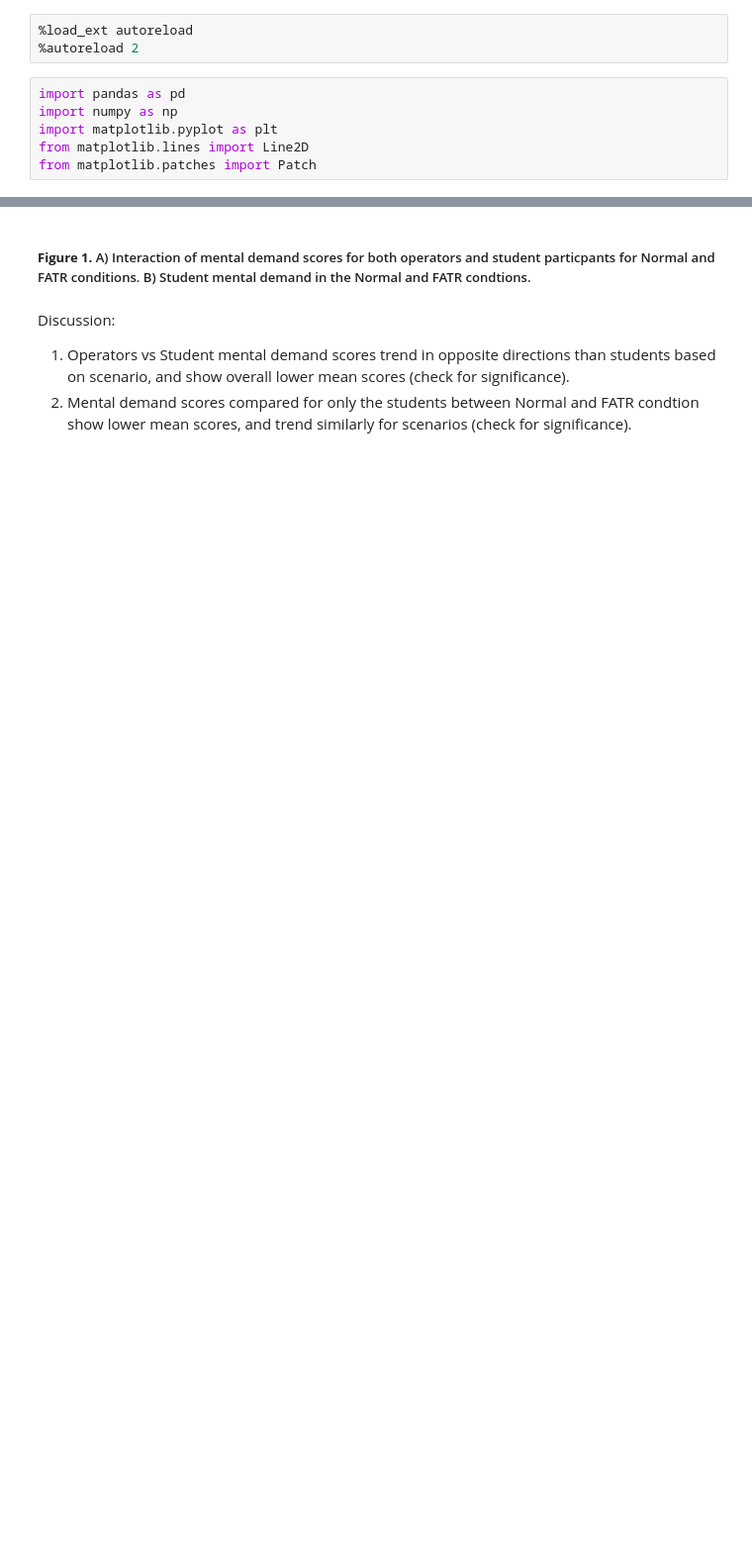
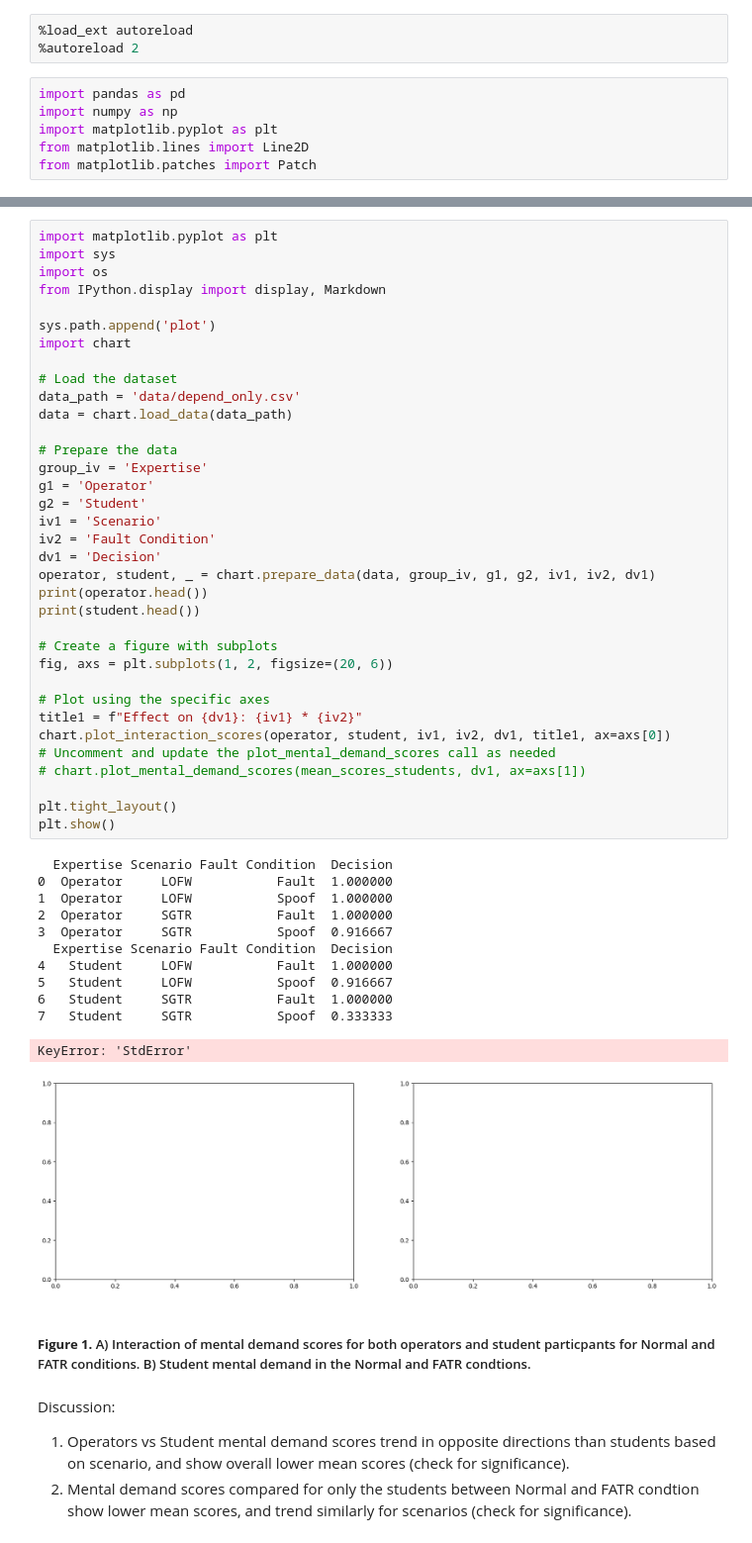
Before and after one commit to zethdubois/fatr, a Jupyter notebook: fatr.ipynb, the cells around one changed output, grey strips where cells are left out. Shown at 99% size. Drawn from its saved outputs; the diff is of its cells as text; blank space fills up the shorter version.

```diff
--- a/fatr.ipynb
+++ b/fatr.ipynb
@@ -59,3 +61,51 @@ chart.plot_interaction_scores(operator, student, y_mean, iv2, dv1, title1, ax=ax
+# %%
+import matplotlib.pyplot as plt
+import sys
+import os
+from IPython.display import display, Markdown
+
+sys.path.append('plot')
+import chart
+
+# Load the dataset
+data_path = 'data/depend_only.csv'
+data = chart.load_data(data_path)
+
+# Prepare the data
+group_iv = 'Expertise'
+g1 = 'Operator'
+g2 = 'Student'
+iv1 = 'Scenario'
+iv2 = 'Fault Condition'
+dv1 = 'Decision'
+operator, student, _ = chart.prepare_data(data, group_iv, g1, g2, iv1, iv2, dv1)
+print(operator.head())
+print(student.head())
+
+# Create a figure with subplots
+fig, axs = plt.subplots(1, 2, figsize=(20, 6))
+
+# Plot using the specific axes
+title1 = f"Effect on {dv1}: {iv1} * {iv2}"
+chart.plot_interaction_scores(operator, student, iv1, iv2, dv1, title1, ax=axs[0])
+# Uncomment and update the plot_mental_demand_scores call as needed
+# chart.plot_mental_demand_scores(mean_scores_students, dv1, ax=axs[1])
+
+plt.tight_layout()
+plt.show()
+# %% [output]
+  Expertise Scenario Fault Condition  Decision
+0  Operator     LOFW           Fault  1.000000
+1  Operator     LOFW           Spoof  1.000000
+2  Operator     SGTR           Fault  1.000000
+3  Operator     SGTR           Spoof  0.916667
+  Expertise Scenario Fault Condition  Decision
+4   Student     LOFW           Fault  1.000000
+5   Student     LOFW           Spoof  0.916667
+6   Student     SGTR           Fault  1.000000
+7   Student     SGTR           Spoof  0.333333
+KeyError: 'StdError'
+[figure, added]
 # %% [markdown]
 ##### **Figure 1.** A) Interaction of mental demand scores for both operators and student particpants for Normal and FATR conditions. B) Student mental demand in the Normal and FATR condtions.
 # %% [markdown]
```
Also changed, not shown: parts of 5 cells of this notebook, 2 other files.
